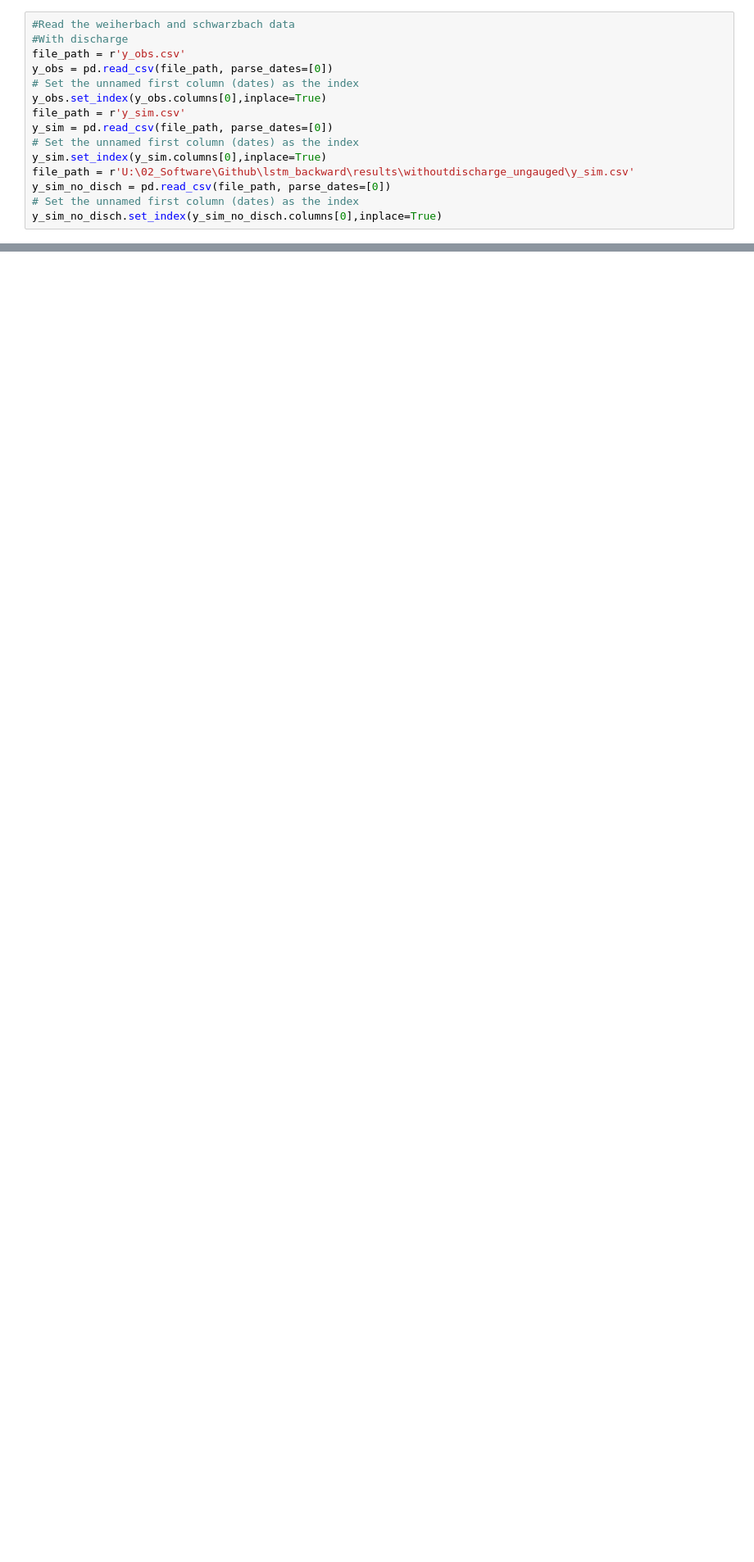
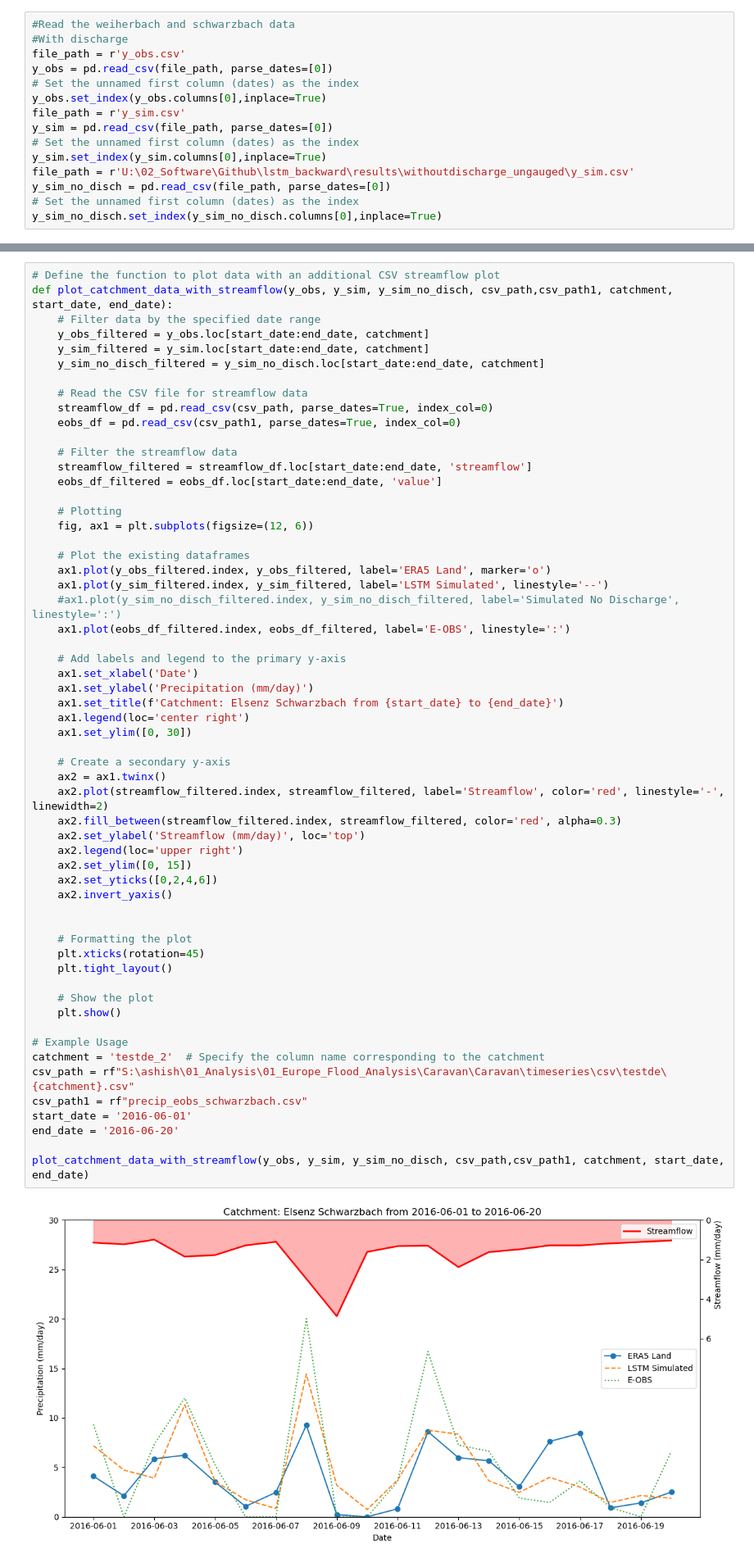
Before and after one commit to Ash-Manoj/lstm_backward, a Jupyter notebook: results/withdischarge_ungauged/streamflow_analysis.ipynb, the cells around one changed output, grey strips where cells are left out. Shown at 82% size. Cells and saved outputs as stored; diff of their text form; blank space fills up the shorter version.

Commit message:
eobs analysis

```diff
--- a/results/withdischarge_ungauged/streamflow_analysis.ipynb
+++ b/results/withdischarge_ungauged/streamflow_analysis.ipynb
@@ -238,6 +238,66 @@ end_date = '2016-06-30'
 plot_catchment_data_with_streamflow(y_obs, y_sim, y_sim_no_disch, csv_path, catchment, start_date, end_date)
 # %% [output]
 [figure]
+# %%
+# Define the function to plot data with an additional CSV streamflow plot
+def plot_catchment_data_with_streamflow(y_obs, y_sim, y_sim_no_disch, csv_path,csv_path1, catchment, start_date, end_date):
+    # Filter data by the specified date range
+    y_obs_filtered = y_obs.loc[start_date:end_date, catchment]
+    y_sim_filtered = y_sim.loc[start_date:end_date, catchment]
+    y_sim_no_disch_filtered = y_sim_no_disch.loc[start_date:end_date, catchment]
+
+    # Read the CSV file for streamflow data
+    streamflow_df = pd.read_csv(csv_path, parse_dates=True, index_col=0)
+    eobs_df = pd.read_csv(csv_path1, parse_dates=True, index_col=0)
+
+    # Filter the streamflow data
+    streamflow_filtered = streamflow_df.loc[start_date:end_date, 'streamflow']
+    eobs_df_filtered = eobs_df.loc[start_date:end_date, 'value']
+
+    # Plotting
+    fig, ax1 = plt.subplots(figsize=(12, 6))
+
+    # Plot the existing dataframes
+    ax1.plot(y_obs_filtered.index, y_obs_filtered, label='ERA5 Land', marker='o')
+    ax1.plot(y_sim_filtered.index, y_sim_filtered, label='LSTM Simulated', linestyle='--')
+    #ax1.plot(y_sim_no_disch_filtered.index, y_sim_no_disch_filtered, label='Simulated No Discharge', linestyle=':')
+    ax1.plot(eobs_df_filtered.index, eobs_df_filtered, label='E-OBS', linestyle=':')
+
+    # Add labels and legend to the primary y-axis
+    ax1.set_xlabel('Date')
+    ax1.set_ylabel('Precipitation (mm/day)')
+    ax1.set_title(f'Catchment: Elsenz Schwarzbach from {start_date} to {end_date}')
+    ax1.legend(loc='center right')
+    ax1.set_ylim([0, 30])
+
+    # Create a secondary y-axis
+    ax2 = ax1.twinx()
+    ax2.plot(streamflow_filtered.index, streamflow_filtered, label='Streamflow', color='red', linestyle='-', linewidth=2)
+    ax2.fill_between(streamflow_filtered.index, streamflow_filtered, color='red', alpha=0.3)
+    ax2.set_ylabel('Streamflow (mm/day)', loc='top')
+    ax2.legend(loc='upper right')
+    ax2.set_ylim([0, 15])
+    ax2.set_yticks([0,2,4,6])
+    ax2.invert_yaxis()
+
+
+    # Formatting the plot
+    plt.xticks(rotation=45)
+    plt.tight_layout()
+
+    # Show the plot
+    plt.show()
+
+# Example Usage
+catchment = 'testde_2'  # Specify the column name corresponding to the catchment
+csv_path = rf"S:\ashish\01_Analysis\01_Europe_Flood_Analysis\Caravan\Caravan\timeseries\csv\testde\{catchment}.csv"
+csv_path1 = rf"precip_eobs_schwarzbach.csv"
+start_date = '2016-06-01'
+end_date = '2016-06-20'
+
+plot_catchment_data_with_streamflow(y_obs, y_sim, y_sim_no_disch, csv_path,csv_path1, catchment, start_date, end_date)
+# %% [output]
+[figure, added]
 # %%
 # Define the function to plot data with an additional CSV streamflow plot
 def plot_catchment_data_with_streamflow(y_obs, y_sim, y_sim_no_disch, csv_path, catchment, start_date, end_date):
```
Also changed, not shown: 1 other file.
